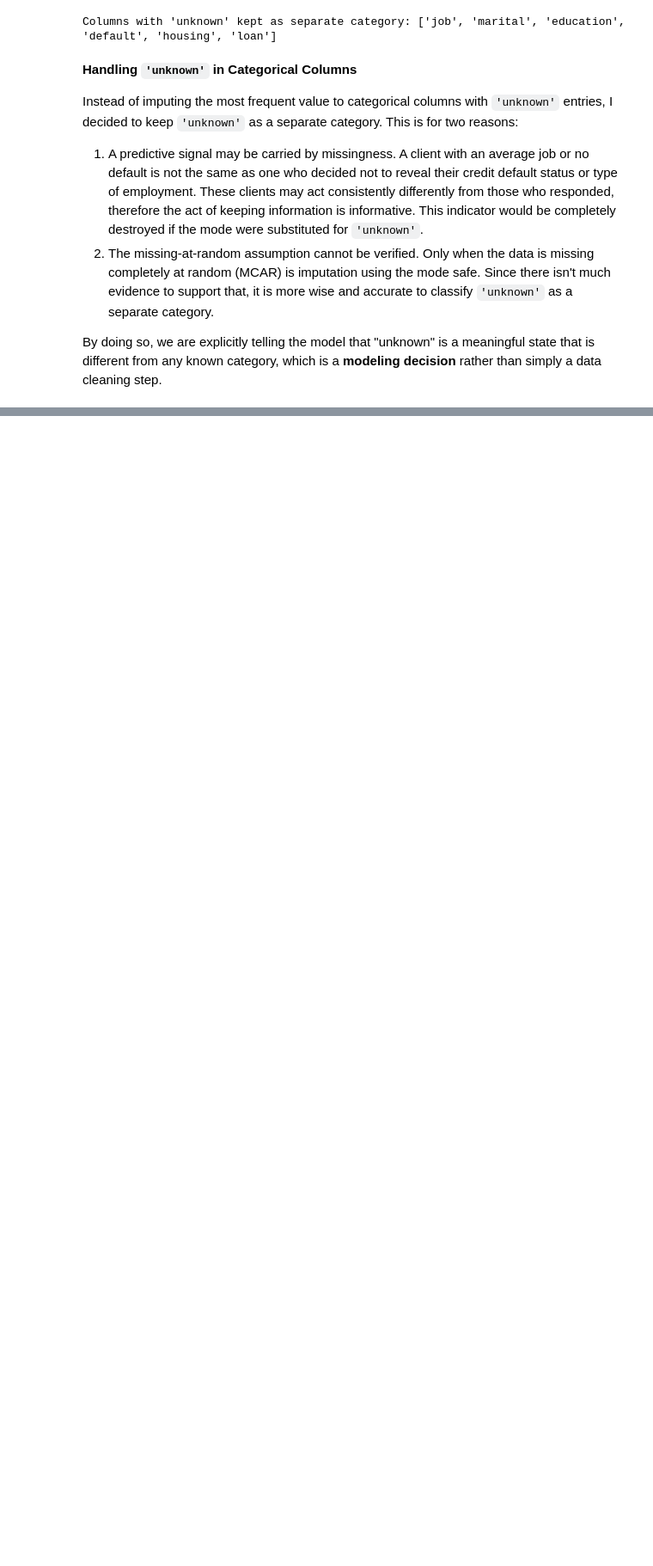
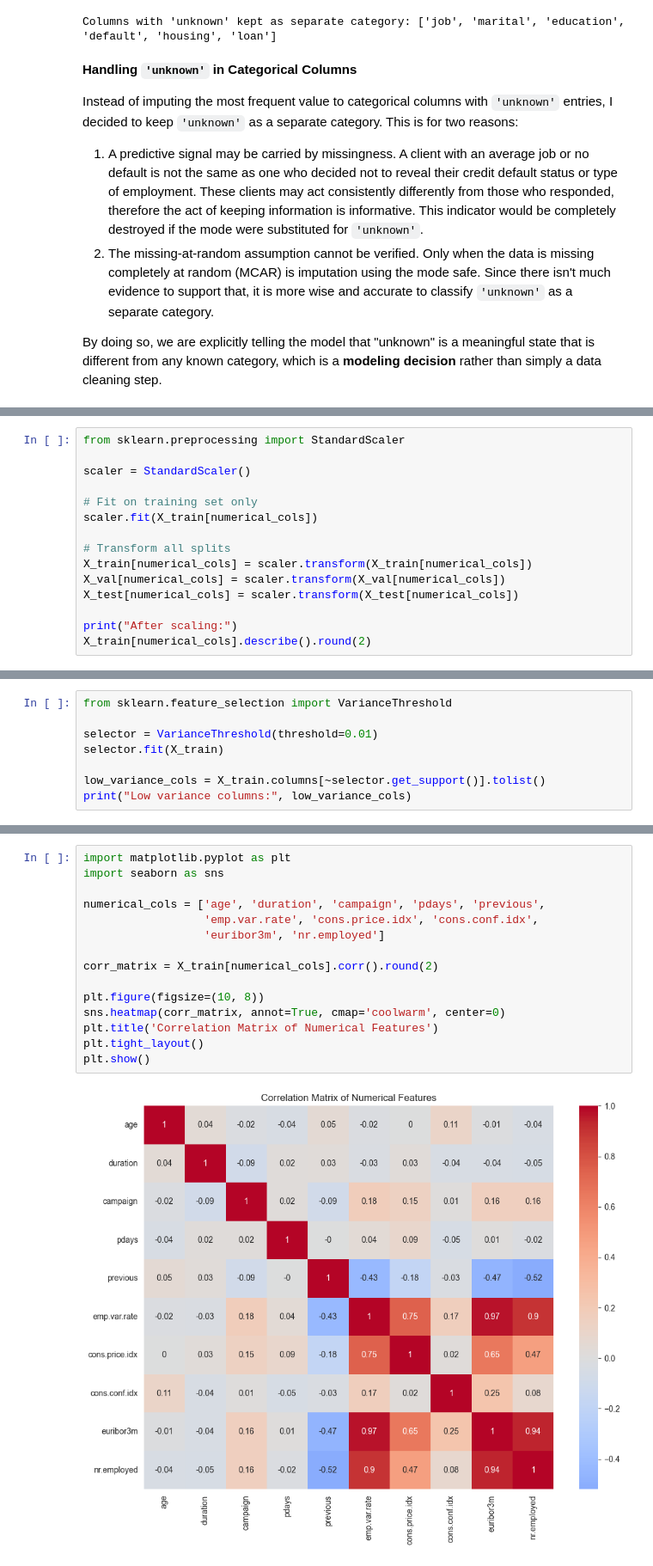
Before and after one commit to spaparo/ML-fundamentals-2026, a Jupyter notebook: assignment_1_sofia_paparo.ipynb, the cells around one changed output, grey strips where cells are left out. Shown at 86% size. Drawn from its saved outputs; the diff is of its cells as text; blank space fills up the shorter version.

```diff
--- a/assignment_1_sofia_paparo.ipynb
+++ b/assignment_1_sofia_paparo.ipynb
@@ -293,0 +404,15 @@ By doing so, we are explicitly telling the model that "unknown" is a meaningful
+# %%
+from sklearn.preprocessing import StandardScaler
+
+scaler = StandardScaler()
+
+# Fit on training set only
+scaler.fit(X_train[numerical_cols])
+
+# Transform all splits
+X_train[numerical_cols] = scaler.transform(X_train[numerical_cols])
+X_val[numerical_cols] = scaler.transform(X_val[numerical_cols])
+X_test[numerical_cols] = scaler.transform(X_test[numerical_cols])
+
+print("After scaling:")
+X_train[numerical_cols].describe().round(2)
@@ -293,0 +459,8 @@ By doing so, we are explicitly telling the model that "unknown" is a meaningful
+# %%
+from sklearn.feature_selection import VarianceThreshold
+
+selector = VarianceThreshold(threshold=0.01)
+selector.fit(X_train)
+
+low_variance_cols = X_train.columns[~selector.get_support()].tolist()
+print("Low variance columns:", low_variance_cols)
@@ -293,0 +469,17 @@ By doing so, we are explicitly telling the model that "unknown" is a meaningful
+# %%
+import matplotlib.pyplot as plt
+import seaborn as sns
+
+numerical_cols = ['age', 'duration', 'campaign', 'pdays', 'previous',
+                  'emp.var.rate', 'cons.price.idx', 'cons.conf.idx',
+                  'euribor3m', 'nr.employed']
+
+corr_matrix = X_train[numerical_cols].corr().round(2)
+
+plt.figure(figsize=(10, 8))
+sns.heatmap(corr_matrix, annot=True, cmap='coolwarm', center=0)
+plt.title('Correlation Matrix of Numerical Features')
+plt.tight_layout()
+plt.show()
+# %% [output]
+[figure, added]
```
Also changed, not shown: parts of 20 cells of this notebook.
